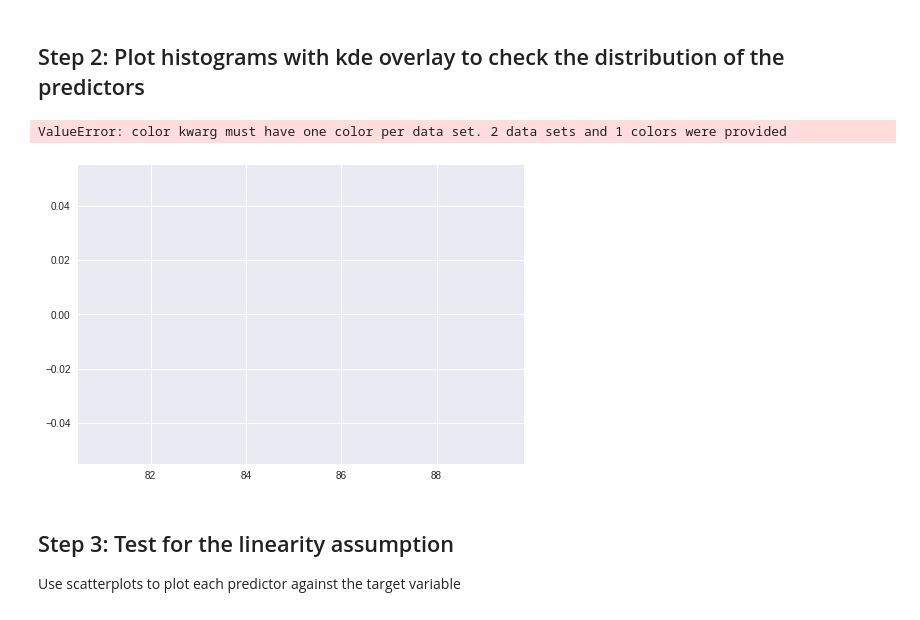
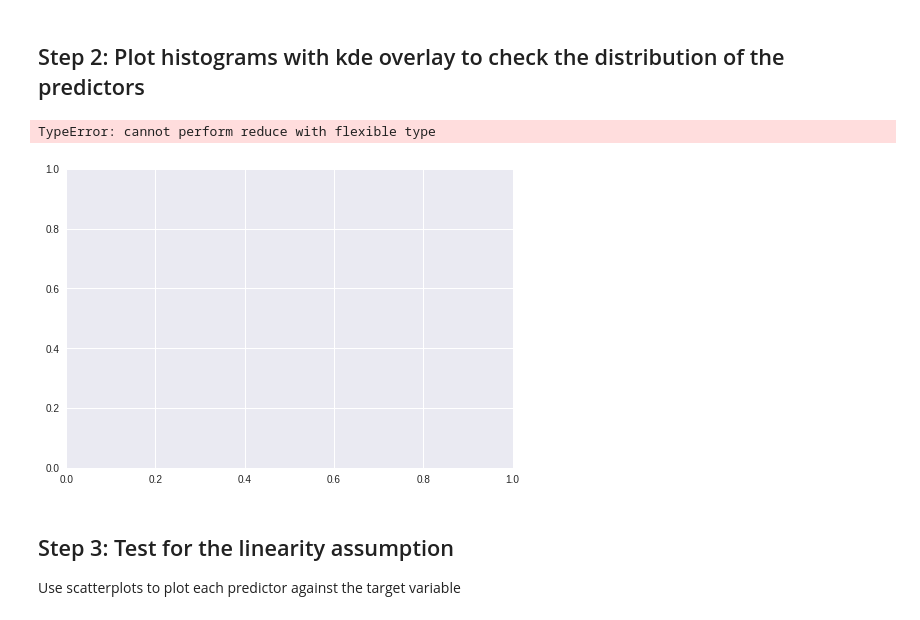
Before and after one commit to fcoba/dsc-ols-statsmodels-lab-dc-ds-career-042219, a Jupyter notebook: index.ipynb, the cells around one changed output. Saved outputs shown, nothing was run; the diff lists cells and outputs as text; code cells hidden in the pictures.

```diff
--- a/index.ipynb
+++ b/index.ipynb
@@ -65,13 +65,13 @@ df.describe()
 ## Step 2: Plot histograms with kde overlay to check the distribution of the predictors
 # %%
 # For all the variables, check distribution by creating a histogram with kde
-sns.distplot(['TV', 'radio']])
+sns.distplot('TV', 'radio')
 # sns.distplot(df['radio'])
 # sns.distplot(df['newspaper'])
 # sns.distplot(df['sales'])
 # %% [output]
-ValueError: color kwarg must have one color per data set. 2 data sets and 1 colors were provided
+TypeError: cannot perform reduce with flexible type
-[figure, old version]
+[figure, new version]
 # %%
 # Record your observations here
 # %% [markdown]
```
